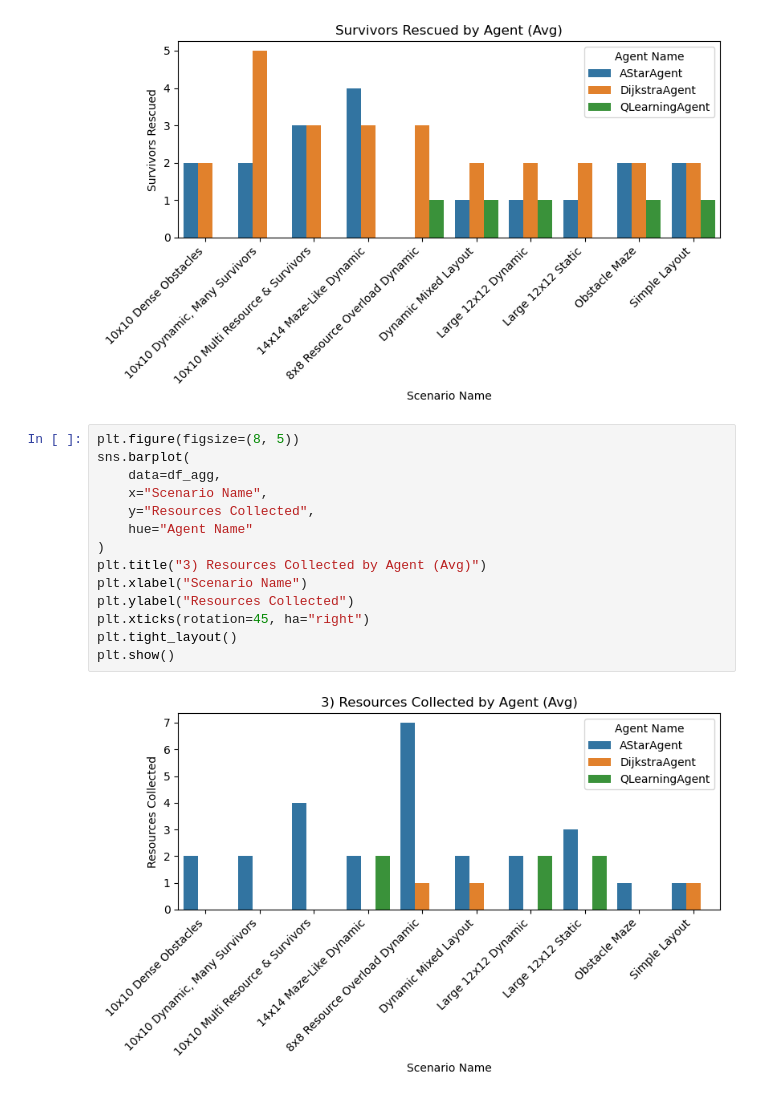
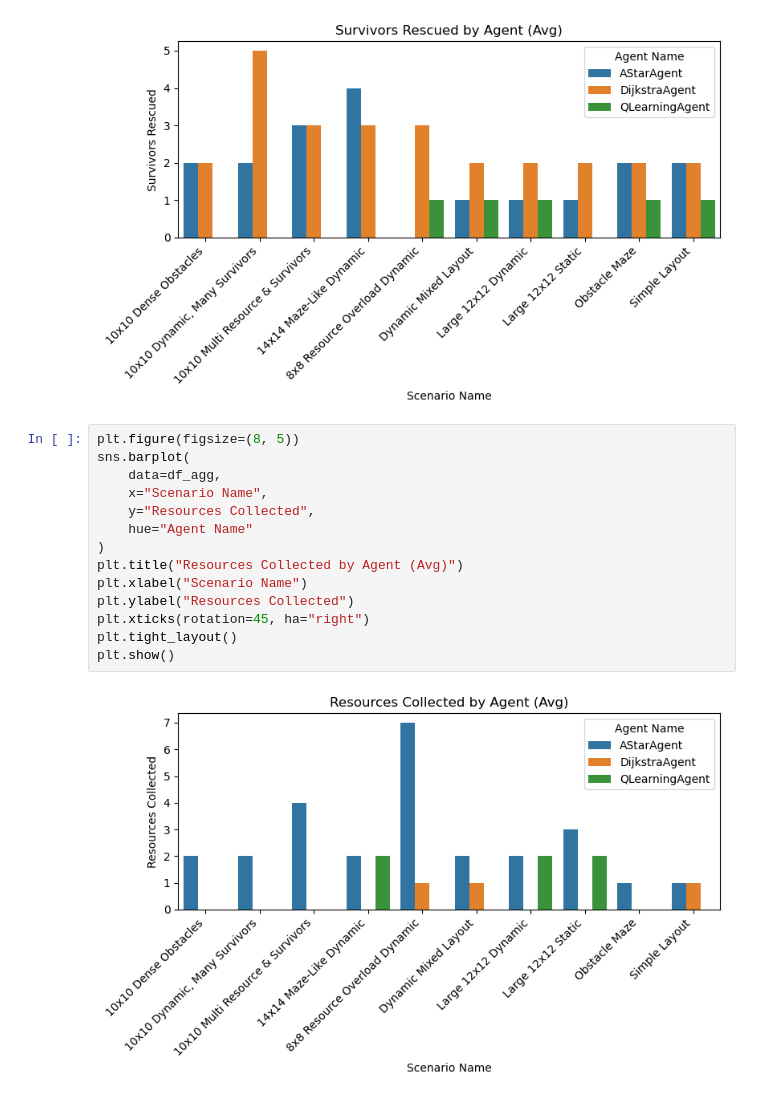
Before and after one commit to NeuralWave42/ST449---Project, a Jupyter notebook: draft-final-group-code.ipynb, the cells around one changed output. Saved outputs shown, nothing was run; the diff lists cells and outputs as text.

```diff
--- a/draft-final-group-code.ipynb
+++ b/draft-final-group-code.ipynb
@@ -1204,19 +1204,19 @@ plt.show()
 # %%
 plt.figure(figsize=(8, 5))
 sns.barplot(
     data=df_agg,
     x="Scenario Name",
     y="Resources Collected",
     hue="Agent Name"
 )
-plt.title("3) Resources Collected by Agent (Avg)")
+plt.title("Resources Collected by Agent (Avg)")
 plt.xlabel("Scenario Name")
 plt.ylabel("Resources Collected")
 plt.xticks(rotation=45, ha="right")
 plt.tight_layout()
 plt.show()
 # %% [output]
-[figure, old version]
+[figure, new version]
 # %%
 plt.figure(figsize=(8, 5))
 sns.barplot(
```
Also changed, not shown: parts of 2 cells of this notebook.
